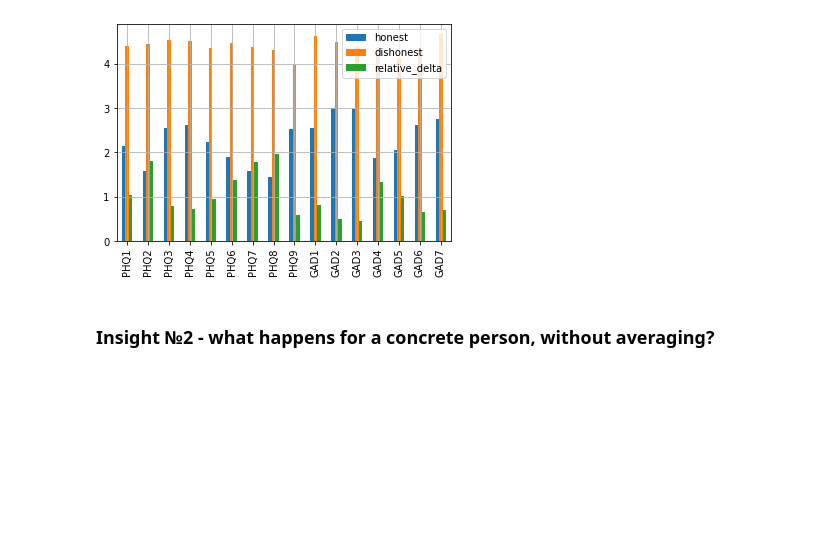
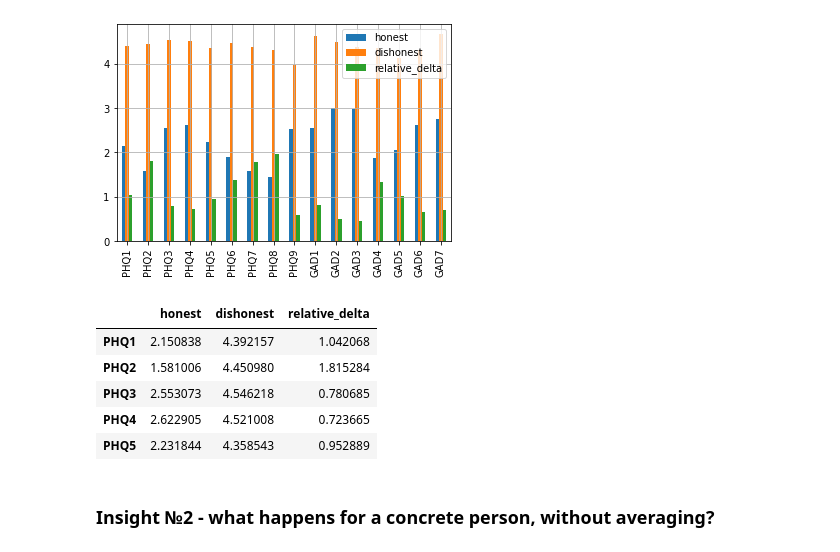
Before and after one commit to PashaIanko/Robust-Feature-Selection, a Jupyter notebook: main.ipynb, the cells around one changed output. Cells and saved outputs as stored; diff of their text form; code cells hidden in the pictures; blank space fills up the shorter version.

```diff
--- a/main.ipynb
+++ b/main.ipynb
@@ -244,5 +263,14 @@ print(responses.relative_delta.max(), responses.relative_delta.min())
 # %% [output]
 1.9736910148674853 0.46296499908374555
 [figure]
+# %%
+responses.head()
+# %% [output]
+|  | honest | dishonest | relative_delta |
+| PHQ1 | 2.150838 | 4.392157 | 1.042068 |
+| PHQ2 | 1.581006 | 4.450980 | 1.815284 |
+| PHQ3 | 2.553073 | 4.546218 | 0.780685 |
+| PHQ4 | 2.622905 | 4.521008 | 0.723665 |
+| PHQ5 | 2.231844 | 4.358543 | 0.952889 |
 # %% [markdown]
 ### Insight №2 - what happens for a concrete person, without averaging?
```
Also changed, not shown: parts of 9 cells of this notebook.
